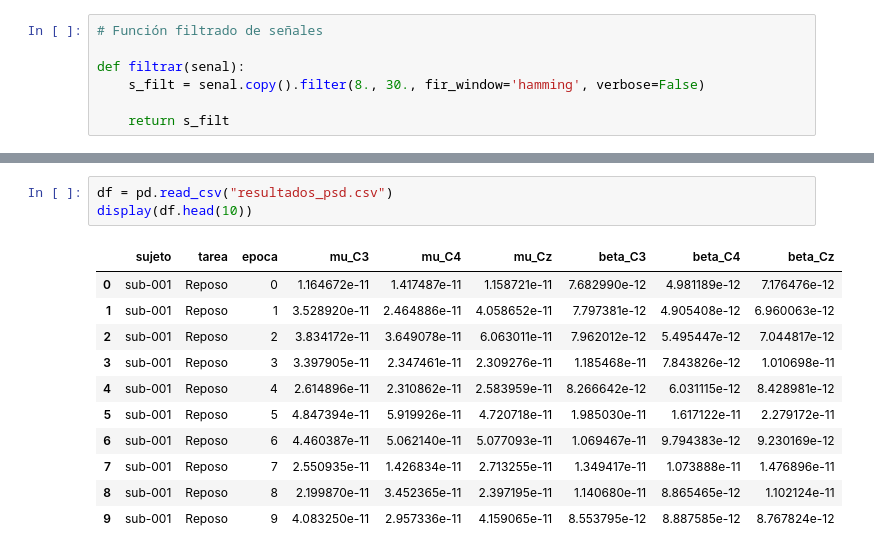
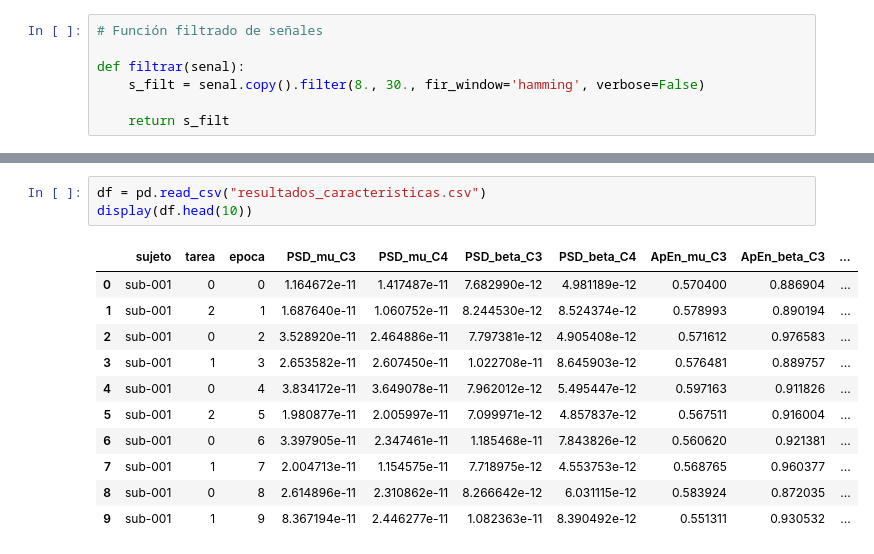
Before and after one commit to Isa21bella09/Proyecto-2---Clasificacion-datos-BCI, a Jupyter notebook: Proyecto 2 - Codigo.ipynb, the cells around one changed output, grey strips where cells are left out. Cells and saved outputs as stored; diff of their text form.

```diff
--- a/Proyecto 2 - Codigo.ipynb
+++ b/Proyecto 2 - Codigo.ipynb
@@ -177,16 +268,16 @@ sub-109 procesado
 Sujetos procesados - Proceso finalizado
 # %%
-df = pd.read_csv("resultados_psd.csv")
+df = pd.read_csv("resultados_caracteristicas.csv")
 display(df.head(10))
 # %% [output]
-|  | sujeto | tarea | epoca | mu_C3 | mu_C4 | mu_Cz | beta_C3 | beta_C4 | beta_Cz |
-| 0 | sub-001 | Reposo | 0 | 1.164672e-11 | 1.417487e-11 | 1.158721e-11 | 7.682990e-12 | 4.981189e-12 | 7.176476e-12 |
-| 1 | sub-001 | Reposo | 1 | 3.528920e-11 | 2.464886e-11 | 4.058652e-11 | 7.797381e-12 | 4.905408e-12 | 6.960063e-12 |
-| 2 | sub-001 | Reposo | 2 | 3.834172e-11 | 3.649078e-11 | 6.063011e-11 | 7.962012e-12 | 5.495447e-12 | 7.044817e-12 |
-| 3 | sub-001 | Reposo | 3 | 3.397905e-11 | 2.347461e-11 | 2.309276e-11 | 1.185468e-11 | 7.843826e-12 | 1.010698e-11 |
-| 4 | sub-001 | Reposo | 4 | 2.614896e-11 | 2.310862e-11 | 2.583959e-11 | 8.266642e-12 | 6.031115e-12 | 8.428981e-12 |
-| 5 | sub-001 | Reposo | 5 | 4.847394e-11 | 5.919926e-11 | 4.720718e-11 | 1.985030e-11 | 1.617122e-11 | 2.279172e-11 |
-| 6 | sub-001 | Reposo | 6 | 4.460387e-11 | 5.062140e-11 | 5.077093e-11 | 1.069467e-11 | 9.794383e-12 | 9.230169e-12 |
-| 7 | sub-001 | Reposo | 7 | 2.550935e-11 | 1.426834e-11 | 2.713255e-11 | 1.349417e-11 | 1.073888e-11 | 1.476896e-11 |
-| 8 | sub-001 | Reposo | 8 | 2.199870e-11 | 3.452365e-11 | 2.397195e-11 | 1.140680e-11 | 8.865465e-12 | 1.102124e-11 |
-| 9 | sub-001 | Reposo | 9 | 4.083250e-11 | 2.957336e-11 | 4.159065e-11 | 8.553795e-12 | 8.887585e-12 | 8.767824e-12 |
+|  | sujeto | tarea | epoca | PSD_mu_C3 | PSD_mu_C4 | PSD_beta_C3 | PSD_beta_C4 | ApEn_mu_C3 | ApEn_beta_C3 | ... |
+| 0 | sub-001 | 0 | 0 | 1.164672e-11 | 1.417487e-11 | 7.682990e-12 | 4.981189e-12 | 0.570400 | 0.886904 | ... |
+| 1 | sub-001 | 2 | 1 | 1.687640e-11 | 1.060752e-11 | 8.244530e-12 | 8.524374e-12 | 0.578993 | 0.890194 | ... |
+| 2 | sub-001 | 0 | 2 | 3.528920e-11 | 2.464886e-11 | 7.797381e-12 | 4.905408e-12 | 0.571612 | 0.976583 | ... |
+| 3 | sub-001 | 1 | 3 | 2.653582e-11 | 2.607450e-11 | 1.022708e-11 | 8.645903e-12 | 0.576481 | 0.889757 | ... |
+| 4 | sub-001 | 0 | 4 | 3.834172e-11 | 3.649078e-11 | 7.962012e-12 | 5.495447e-12 | 0.597163 | 0.911826 | ... |
+| 5 | sub-001 | 2 | 5 | 1.980877e-11 | 2.005997e-11 | 7.099971e-12 | 4.857837e-12 | 0.567511 | 0.916004 | ... |
+| 6 | sub-001 | 0 | 6 | 3.397905e-11 | 2.347461e-11 | 1.185468e-11 | 7.843826e-12 | 0.560620 | 0.921381 | ... |
+| 7 | sub-001 | 1 | 7 | 2.004713e-11 | 1.154575e-11 | 7.718975e-12 | 4.553753e-12 | 0.568765 | 0.960377 | ... |
+| 8 | sub-001 | 0 | 8 | 2.614896e-11 | 2.310862e-11 | 8.266642e-12 | 6.031115e-12 | 0.583924 | 0.872035 | ... |
+| 9 | sub-001 | 1 | 9 | 8.367194e-11 | 2.446277e-11 | 1.082363e-11 | 8.390492e-12 | 0.551311 | 0.930532 | ... |
```
Also changed, not shown: parts of 6 cells of this notebook, 1 other file.
